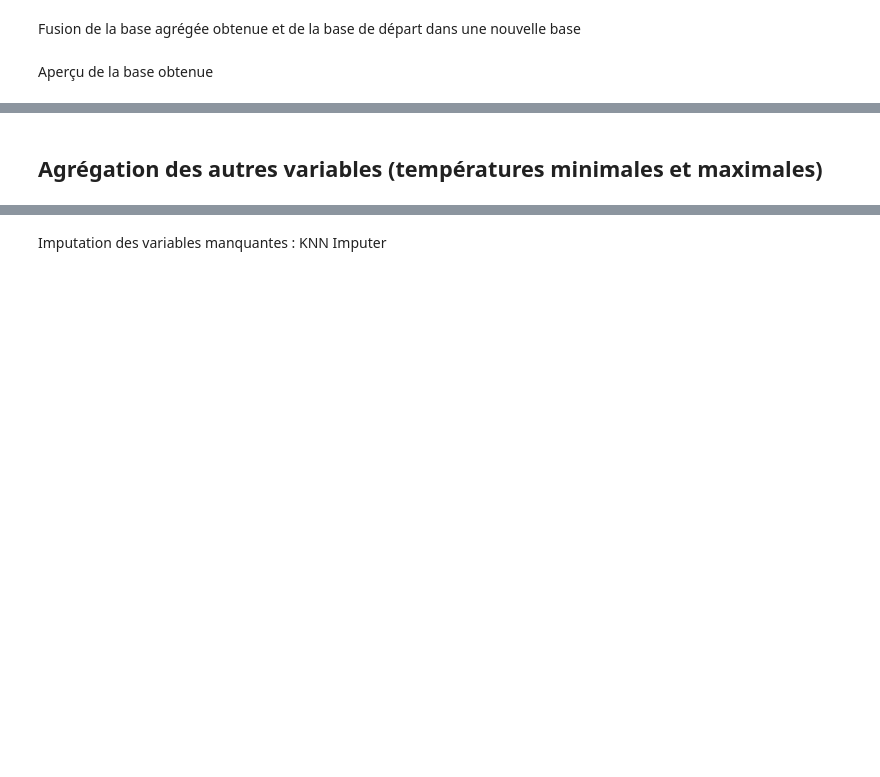
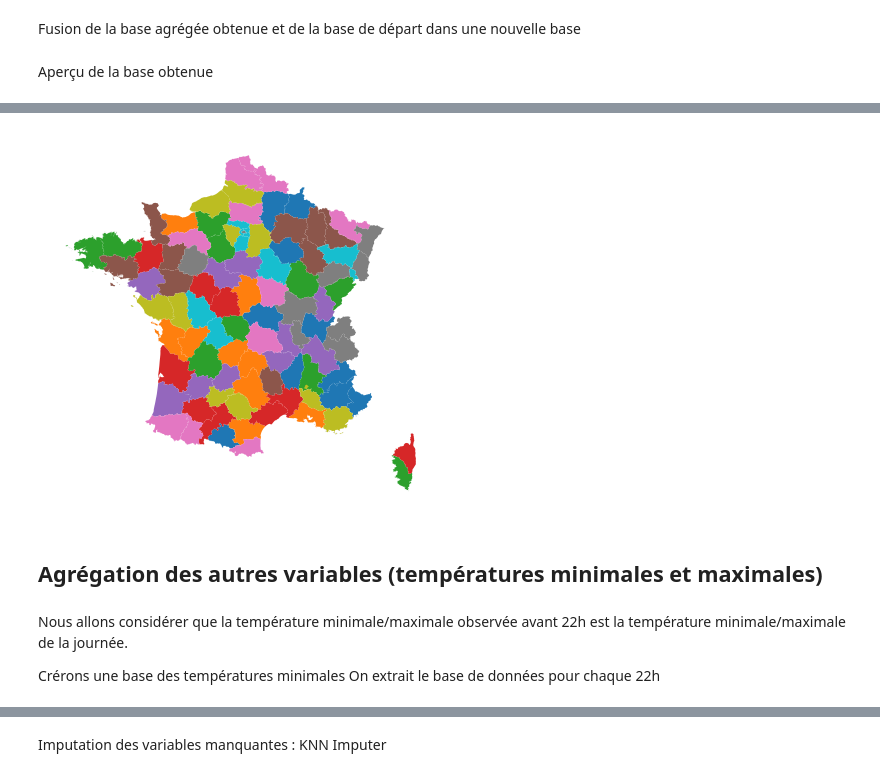
Before and after one commit to antoine-palazz/Python_DS_Project, a Jupyter notebook: Api_Odre.ipynb, the cells around one changed output, grey strips where cells are left out. Cells and saved outputs as stored; diff of their text form; code cells hidden in the pictures; blank space fills up the shorter version.

```diff
--- a/Api_Odre.ipynb
+++ b/Api_Odre.ipynb
@@ -148,2 +145,11 @@ data_geo = gpd.read_file("data_geo.geojson")
 # %% [output]
 ERROR 1: PROJ: proj_create_from_database: Open of /opt/mamba/share/proj failed
+# %%
+dep = s3.download_vectorfile_url_all(
+    values = "metropole",
+    crs = 4326,
+    borders = "DEPARTEMENT",
+    vectorfile_format="topojson",
+    filter_by="FRANCE_ENTIERE",
+    source="EXPRESS-COG-CARTO-TERRITOIRE",
+    year=2022)
@@ -218,8 +223,9 @@ data_consumption1.head()
 # %% [markdown]
 ### Calcul de la superficie
 # %%
-# On divise par par 1e6 pour obtenir la superficie par commune en km²
-data_geo['superficie_comm'] = data_geo['geometry'].area / 1e6
-
-#On fait un regroupement par département, et on calcule la superficie par département en sommant les autres superficies
-data_geo['superficie_dep'] = data_geo.groupby('dep_code')['superficie_comm'].transform('sum')
+## On divise par par 1e6 pour obtenir la superficie par commune en km²
+#data_geo['superficie_comm'] = data_geo['geometry'].area / 1e6
+#
+##On fait un regroupement par département, et on calcule la superficie par département en sommant les autres superficies
+#data_geo['superficie_dep'] = data_geo.groupby('dep_code')['superficie_comm'].transform('sum')
+dep["superficie"] = dep.to_crs(2154).area
@@ -342,7 +446,7 @@ agregation_dep_mean = agregation_dep_mean.rename(columns={'jour':'jour','code_de
 # %%
 base_meteo_modifie_3 = pd.merge(base_meteo_modifie_2, agregation_dep_mean, on=['jour','code_departement'], how='left')
 # %%
-data_geo.rename(columns={'dep_code': 'code_departement'}, inplace=True)
-data_geo['code_departement'] = data_geo['code_departement'].astype(str)
-base_meteo_modifie_4 = data_geo.merge(base_meteo_modifie_3, on='code_departement')
+dep.rename(columns={'INSEE_DEP': 'code_departement'}, inplace=True)
+dep['code_departement'] = dep['code_departement'].astype(str)
+base_meteo_modifie_4 = dep.merge(base_meteo_modifie_3, on='code_departement')
 #base_meteo_modifie_4 = gpd.GeoDataFrame(pd.merge(base_meteo_modifie_3, data_geo, on=['code_departement'], how='left'),  geometry='geometry')
@@ -381,2 +505,12 @@ base_meteo_modifie_5.head()
-# %% [markdown]
-## Agrégation des autres variables (températures minimales et maximales)
+# %%
+ax = dep.plot(column = "code_departement")
+ax.set_axis_off()
+# %% [output]
+[figure, added]
+# %% [markdown]
+## Agrégation des autres variables (températures minimales et maximales)
+# %% [markdown]
+Nous allons considérer que la température minimale/maximale observée avant 22h est la température minimale/maximale de la journée.
+
+Crérons une base des températures minimales
+On extrait le base de données pour chaque 22h
```
Also changed, not shown: parts of 43 cells of this notebook.
